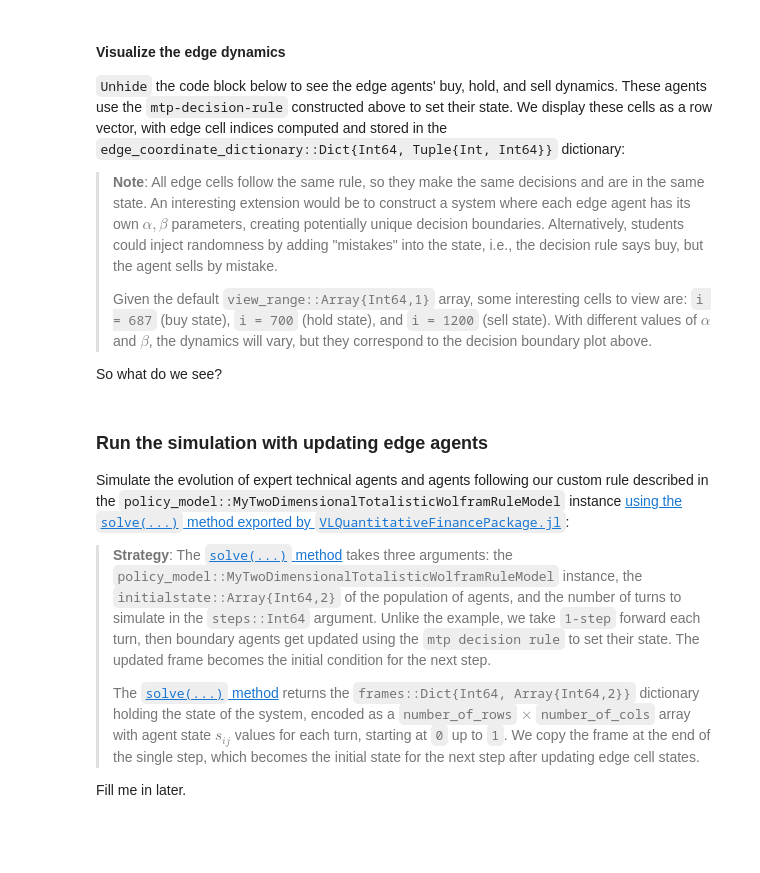
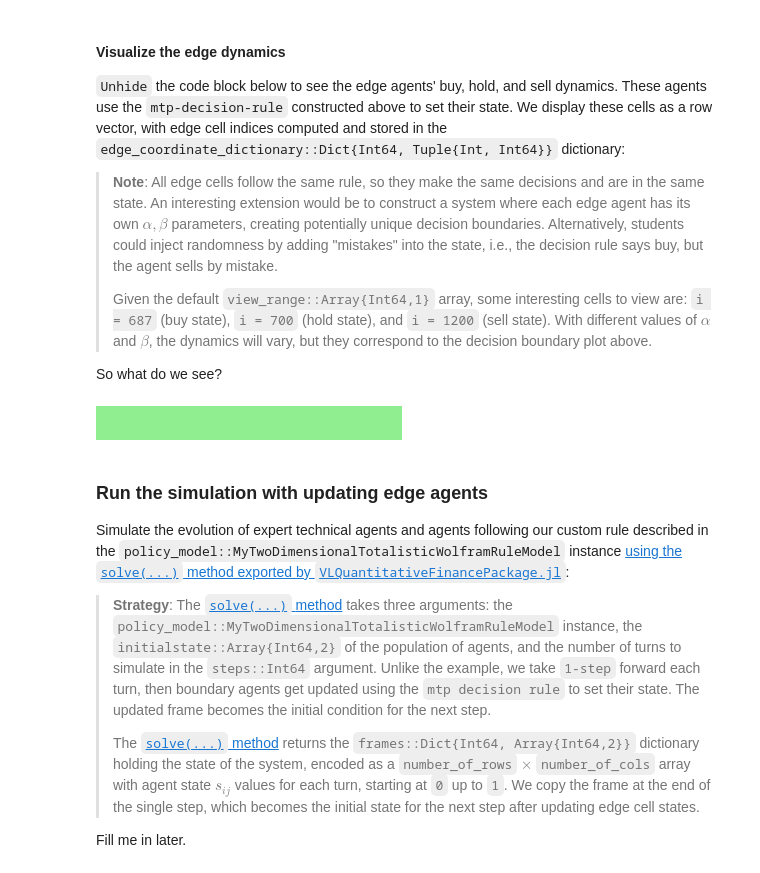
Before and after one commit to sp2229/CHEME-5660-CourseRepository-Fall-2025, a Jupyter notebook: lectures/week-15/L15a/CHEME-5660-L15a-Example-Wolfram-NetworkSimulation-Crash-Fall-2025.ipynb, the cells around one changed output. Saved outputs shown, nothing was run; the diff lists cells and outputs as text; code cells hidden in the pictures; blank space fills up the shorter version.

```diff
--- a/lectures/week-15/L15a/CHEME-5660-L15a-Example-Wolfram-NetworkSimulation-Crash-Fall-2025.ipynb
+++ b/lectures/week-15/L15a/CHEME-5660-L15a-Example-Wolfram-NetworkSimulation-Crash-Fall-2025.ipynb
@@ -419,16 +466,18 @@ end
 So what do we see?
 # %%
 let
-    time_index_to_view = 687; # this is the view range index, i.e., it starts with start_index. So i = 1 => start_index in raw time
+    time_index_to_view = 890; # this is the view range index, i.e., it starts with start_index. So i = 1 => start_index in raw time
     t = view_range[time_index_to_view]; # set
 
     next_state_array = edge_cell_next_state_dictionary[t]
     new_display_frame = Array{RGB,2}(undef, 1, number_of_edge_cells);
     for j ∈ 1:number_of_edge_cells
         new_display_frame[1,j] = next_state_array[j] |> s -> my_color_dictionary[s];
     end
     display(new_display_frame)
 end
+# %% [output]
+[figure, added]
 # %% [markdown]
 ### Run the simulation with updating edge agents
 Simulate the evolution of expert technical agents and agents following our custom rule described in the `policy_model::MyTwoDimensionalTotalisticWolframRuleModel` instance [using the `solve(...)` method exported by `VLQuantitativeFinancePackage.jl`](https://varnerlab.github.io/VLQuantitativeFinancePackage.jl/dev/RL/#VLQuantitativeFinancePackage.solve-Tuple{MyTwoDimensionalTotalisticWolframRuleModel,%20Matrix{Int64}}):
```
Also changed, not shown: parts of 7 cells of this notebook, 2 other files.
